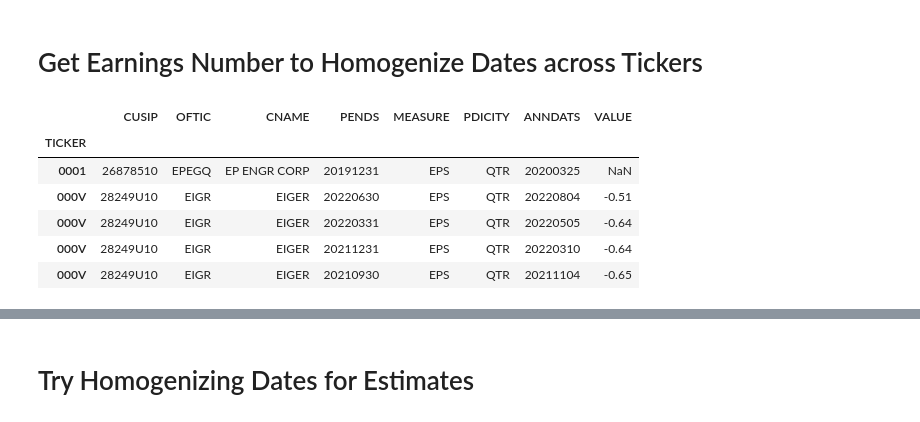
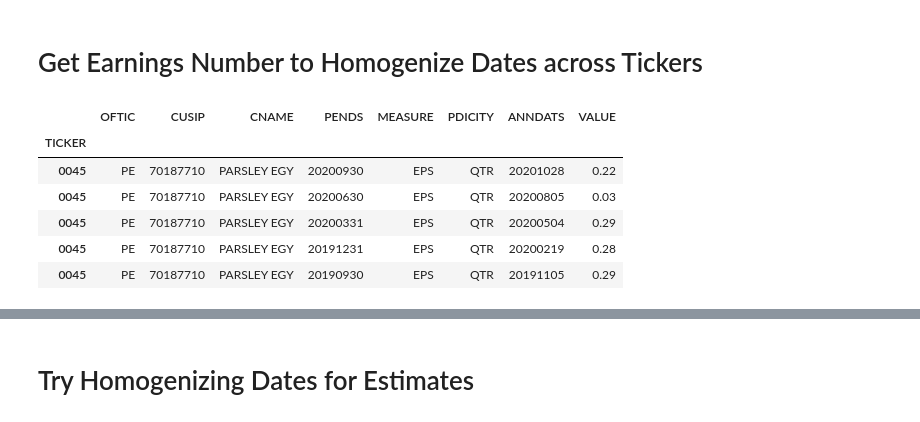
Before and after one commit to layoups/post-earnings-returns, a Jupyter notebook: TS_features.ipynb, the cells around one changed output, grey strips where cells are left out. Saved outputs shown, nothing was run; the diff lists cells and outputs as text; code cells hidden in the pictures.

Commit message:
Working but bugs on tick and less than 3 ts data

```diff
--- a/TS_features.ipynb
+++ b/TS_features.ipynb
@@ -5,16 +7,16 @@ import pycatch22 as tsfe
 # %% [markdown]
 # Get Earnings Number to Homogenize Dates across Tickers
 # %%
-df_actual_est = pd.read_csv('ActualEarningsData.csv').sort_values(['TICKER', 'ANNDATS'], ascending=[True, False]).set_index('TICKER')
+df_actual_est = pd.read_csv('ActualEarningsData20182022.csv').sort_values(['TICKER', 'ANNDATS'], ascending=[True, False]).set_index('TICKER')
 df_actual_est.head()
 # %% [output]
-|  | CUSIP | OFTIC | CNAME | PENDS | MEASURE | PDICITY | ANNDATS | VALUE |
+|  | OFTIC | CUSIP | CNAME | PENDS | MEASURE | PDICITY | ANNDATS | VALUE |
 | TICKER |  |  |  |  |  |  |  |  |
-| 0001 | 26878510 | EPEGQ | EP ENGR CORP | 20191231 | EPS | QTR | 20200325 | NaN |
-| 000V | 28249U10 | EIGR | EIGER | 20220630 | EPS | QTR | 20220804 | -0.51 |
-| 000V | 28249U10 | EIGR | EIGER | 20220331 | EPS | QTR | 20220505 | -0.64 |
-| 000V | 28249U10 | EIGR | EIGER | 20211231 | EPS | QTR | 20220310 | -0.64 |
-| 000V | 28249U10 | EIGR | EIGER | 20210930 | EPS | QTR | 20211104 | -0.65 |
+| 0045 | PE | 70187710 | PARSLEY EGY | 20200930 | EPS | QTR | 20201028 | 0.22 |
+| 0045 | PE | 70187710 | PARSLEY EGY | 20200630 | EPS | QTR | 20200805 | 0.03 |
+| 0045 | PE | 70187710 | PARSLEY EGY | 20200331 | EPS | QTR | 20200504 | 0.29 |
+| 0045 | PE | 70187710 | PARSLEY EGY | 20191231 | EPS | QTR | 20200219 | 0.28 |
+| 0045 | PE | 70187710 | PARSLEY EGY | 20190930 | EPS | QTR | 20191105 | 0.29 |
 # %%
 df_actual_est['ERNUM'] = df_actual_est.groupby(
     'TICKER',
```
Also changed, not shown: parts of 13 cells of this notebook, 1 other file.
